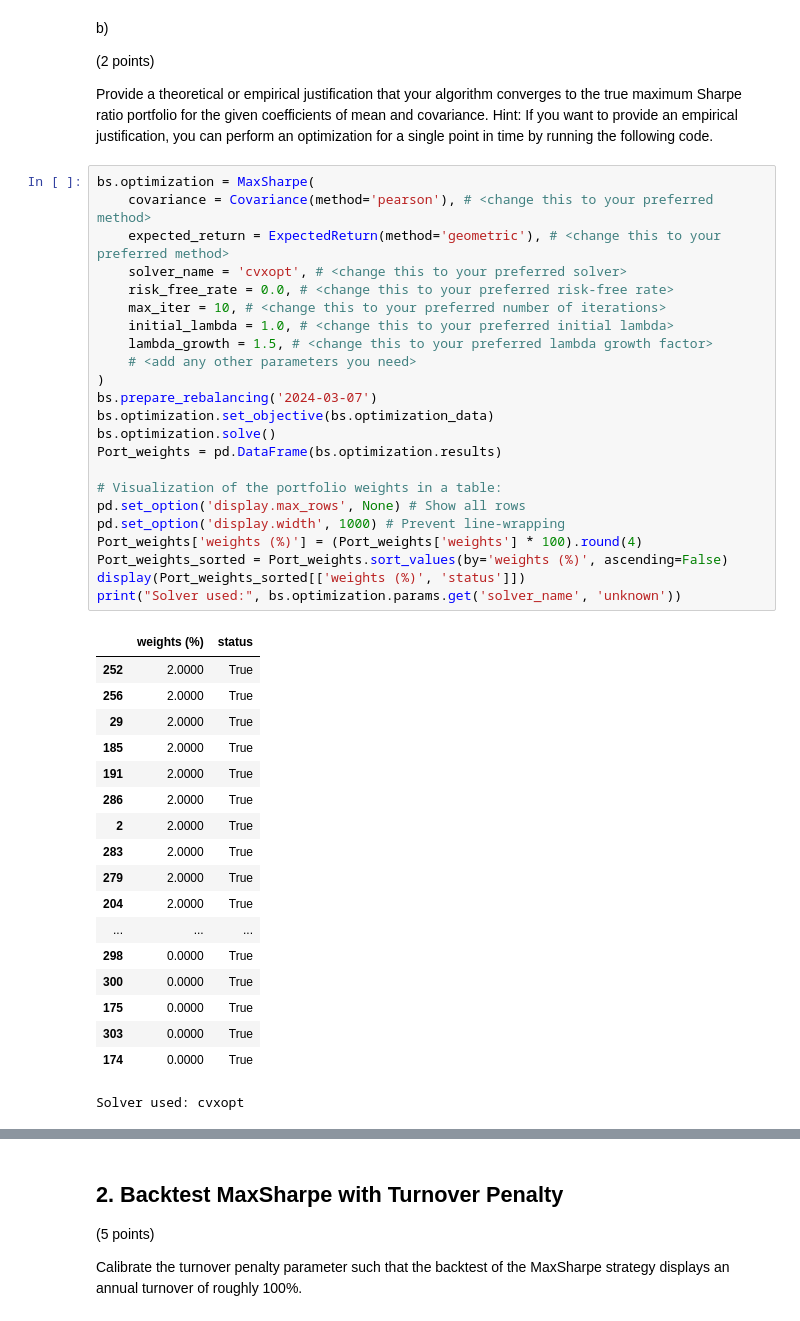
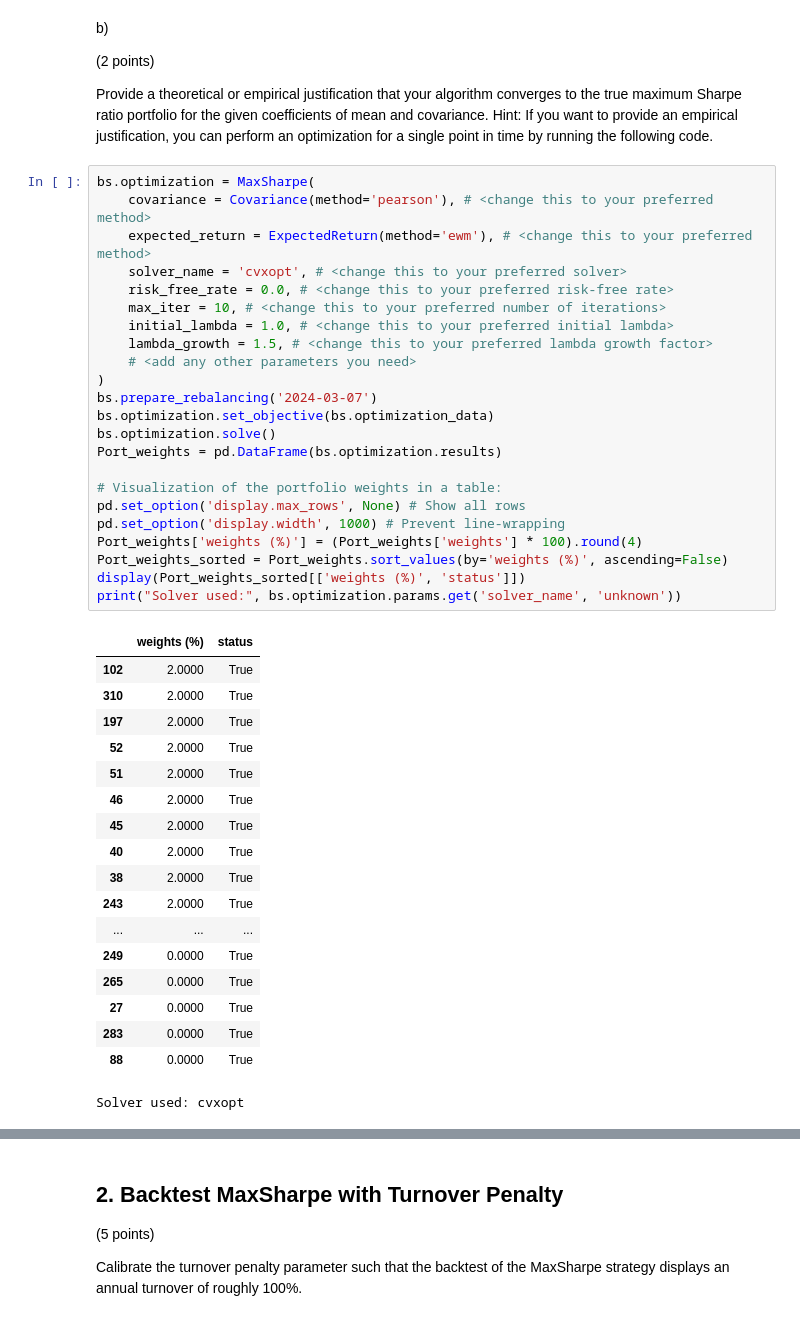
Before and after one commit to AdriSchm92/qpmwp-course, a Jupyter notebook: assignments/Assignment_4_without_comments.ipynb, the cells around one changed output, grey strips where cells are left out. Cells and saved outputs as stored; diff of their text form.

```diff
--- a/assignments/Assignment_4_without_comments.ipynb
+++ b/assignments/Assignment_4_without_comments.ipynb
@@ -255,44 +255,44 @@ Hint: If you want to provide an empirical justification, you can perform an opti
 # %%
 bs.optimization = MaxSharpe(
     covariance = Covariance(method='pearson'), # <change this to your preferred method>
-    expected_return = ExpectedReturn(method='geometric'), # <change this to your preferred method>
+    expected_return = ExpectedReturn(method='ewm'), # <change this to your preferred method>
     solver_name = 'cvxopt', # <change this to your preferred solver>
     risk_free_rate = 0.0, # <change this to your preferred risk-free rate>
     max_iter = 10, # <change this to your preferred number of iterations>
     initial_lambda = 1.0, # <change this to your preferred initial lambda>
     lambda_growth = 1.5, # <change this to your preferred lambda growth factor>
     # <add any other parameters you need>
 )
 bs.prepare_rebalancing('2024-03-07')
 bs.optimization.set_objective(bs.optimization_data)
 bs.optimization.solve()
 Port_weights = pd.DataFrame(bs.optimization.results)
 
 # Visualization of the portfolio weights in a table:
 pd.set_option('display.max_rows', None) # Show all rows
 pd.set_option('display.width', 1000) # Prevent line-wrapping
 Port_weights['weights (%)'] = (Port_weights['weights'] * 100).round(4)
 Port_weights_sorted = Port_weights.sort_values(by='weights (%)', ascending=False)
 display(Port_weights_sorted[['weights (%)', 'status']])
 print("Solver used:", bs.optimization.params.get('solver_name', 'unknown'))
 # %% [output]
 |  | weights (%) | status |
-| 252 | 2.0000 | True |
-| 256 | 2.0000 | True |
-| 29 | 2.0000 | True |
-| 185 | 2.0000 | True |
-| 191 | 2.0000 | True |
-| 286 | 2.0000 | True |
-| 2 | 2.0000 | True |
-| 283 | 2.0000 | True |
-| 279 | 2.0000 | True |
-| 204 | 2.0000 | True |
+| 102 | 2.0000 | True |
+| 310 | 2.0000 | True |
+| 197 | 2.0000 | True |
+| 52 | 2.0000 | True |
+| 51 | 2.0000 | True |
+| 46 | 2.0000 | True |
+| 45 | 2.0000 | True |
+| 40 | 2.0000 | True |
+| 38 | 2.0000 | True |
+| 243 | 2.0000 | True |
 | ... | ... | ... |
-| 298 | 0.0000 | True |
-| 300 | 0.0000 | True |
-| 175 | 0.0000 | True |
-| 303 | 0.0000 | True |
-| 174 | 0.0000 | True |
+| 249 | 0.0000 | True |
+| 265 | 0.0000 | True |
+| 27 | 0.0000 | True |
+| 283 | 0.0000 | True |
+| 88 | 0.0000 | True |
 Solver used: cvxopt
 # %%
 # Visualization of the portfolio weights in a plot:
```
Also changed, not shown: parts of 3 cells of this notebook, 4 other files.
